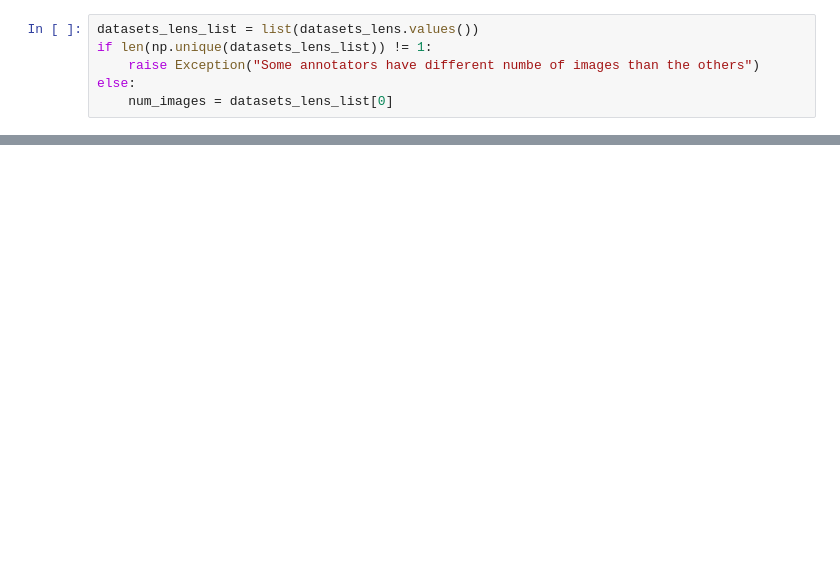
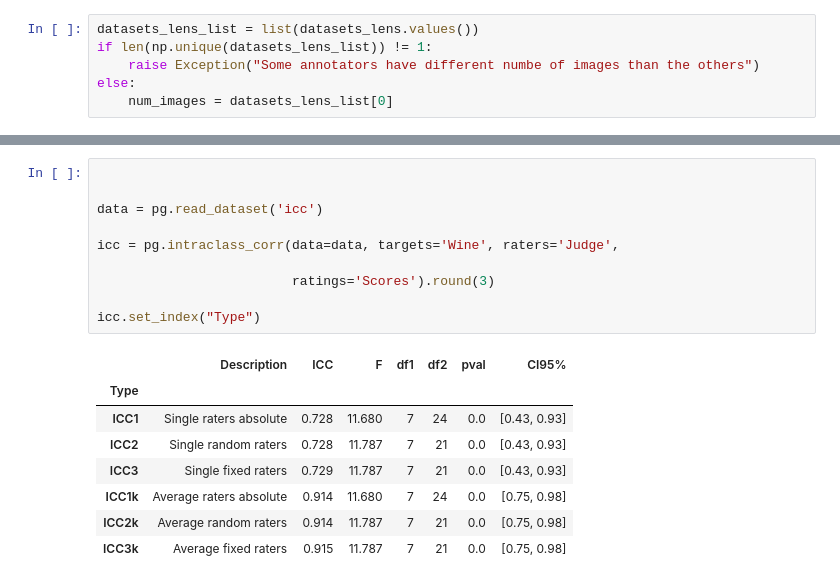
Before and after one commit to ispras/endometrium-dataset-analysis, a Jupyter notebook: notebooks/agreement.ipynb, the cells around one changed output, grey strips where cells are left out. Saved outputs shown, nothing was run; the diff lists cells and outputs as text; blank space fills up the shorter version.

```diff
--- a/notebooks/agreement.ipynb
+++ b/notebooks/agreement.ipynb
@@ -155,3 +161,22 @@ Stud4 -0.11869826937547034
+# %%
+
+
+data = pg.read_dataset('icc')
+
+icc = pg.intraclass_corr(data=data, targets='Wine', raters='Judge',
+
+                         ratings='Scores').round(3)
+
+icc.set_index("Type")
+# %% [output]
+|  | Description | ICC | F | df1 | df2 | pval | CI95% |
+| Type |  |  |  |  |  |  |  |
+| ICC1 | Single raters absolute | 0.728 | 11.680 | 7 | 24 | 0.0 | [0.43, 0.93] |
+| ICC2 | Single random raters | 0.728 | 11.787 | 7 | 21 | 0.0 | [0.43, 0.93] |
+| ICC3 | Single fixed raters | 0.729 | 11.787 | 7 | 21 | 0.0 | [0.43, 0.93] |
+| ICC1k | Average raters absolute | 0.914 | 11.680 | 7 | 24 | 0.0 | [0.75, 0.98] |
+| ICC2k | Average random raters | 0.914 | 11.787 | 7 | 21 | 0.0 | [0.75, 0.98] |
+| ICC3k | Average fixed raters | 0.915 | 11.787 | 7 | 21 | 0.0 | [0.75, 0.98] |
 # %%
 experts = ['Ptg3', 'Stud1', 'Stud2', 'Stud3', 'Stud4']
 
```
Also changed, not shown: parts of 38 cells of this notebook, 1 other file.
